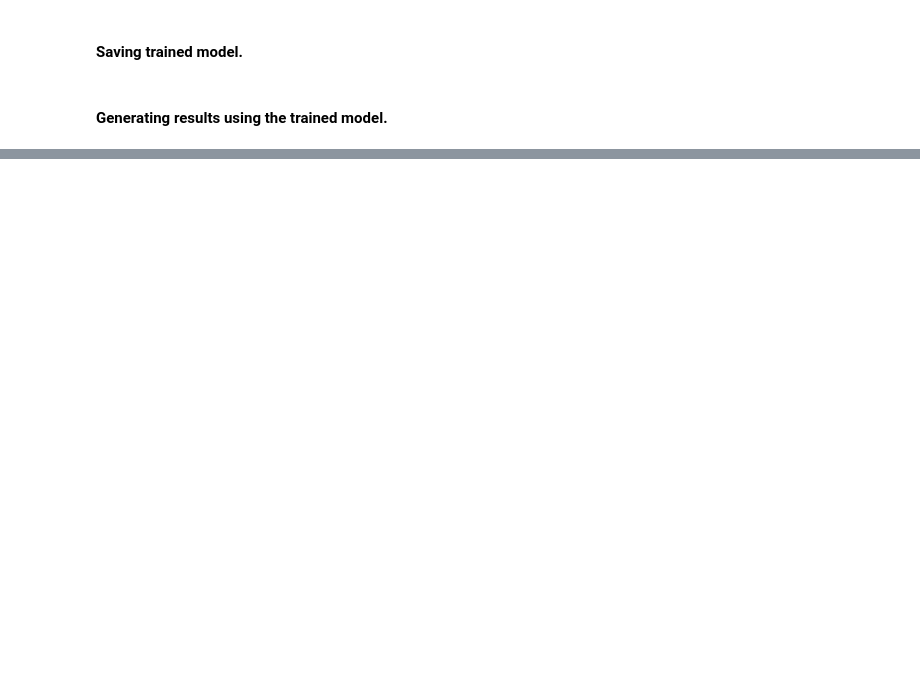
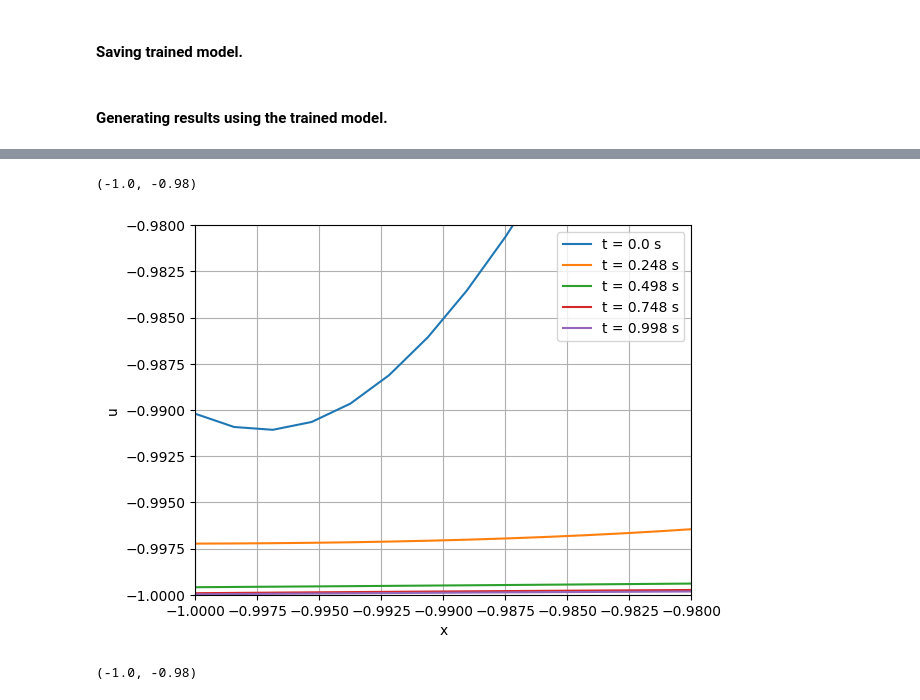
Before and after one commit to IBM/simulai, a Jupyter notebook: examples/PINN/notebooks/allen_cahn_pinn.ipynb, the cells around one changed output, grey strips where cells are left out. Drawn from its saved outputs; the diff is of its cells as text; code cells hidden in the pictures; blank space fills up the shorter version.

```diff
--- a/examples/PINN/notebooks/allen_cahn_pinn.ipynb
+++ b/examples/PINN/notebooks/allen_cahn_pinn.ipynb
@@ -204,0 +241,31 @@ plt.show()
+# %%
+n_steps = T_DIM_F
+steps_to_plot = np.linspace(0, n_steps-1, 5).astype(int).tolist()
+
+for ss in steps_to_plot:
+    plt.plot(x_f, U_f[ss, :], label=f"t = {round(ss/n_steps, 3)} s")
+
+plt.legend()
+plt.grid(True)
+plt.xlabel('x')
+plt.ylabel('u')
+plt.xlim(-1, -0.980)
+plt.ylim(-1, -0.980)
+# %% [output]
+(-1.0, -0.98)
+[figure, added]
+# %%
+n_steps = T_DIM_F
+steps_to_plot = np.linspace(0, n_steps-1, 5).astype(int).tolist()
+
+for ss in steps_to_plot:
+    plt.plot(x_f, U_f[ss, :], label=f"t = {round(ss/n_steps, 3)} s")
+
+plt.legend()
+plt.grid(True)
+plt.xlabel('x')
+plt.ylabel('u')
+plt.xlim(-1, -0.980)
+plt.ylim(-1, -0.980)
+# %% [output]
+(-1.0, -0.98)
```
Also changed, not shown: parts of 16 cells of this notebook.
